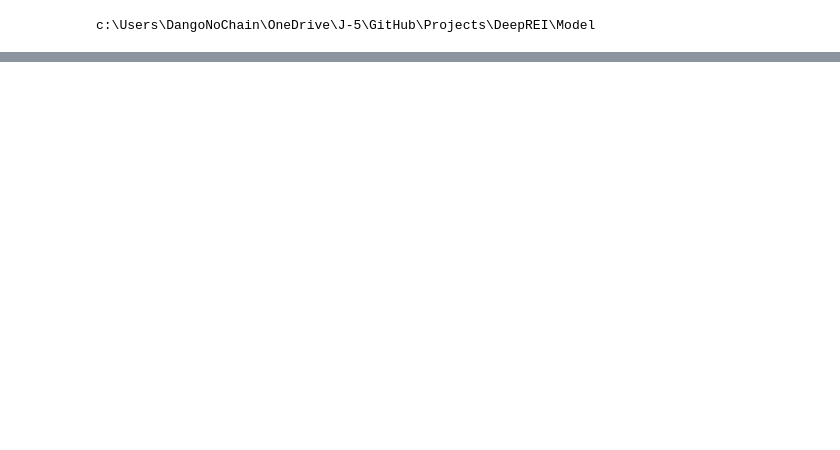
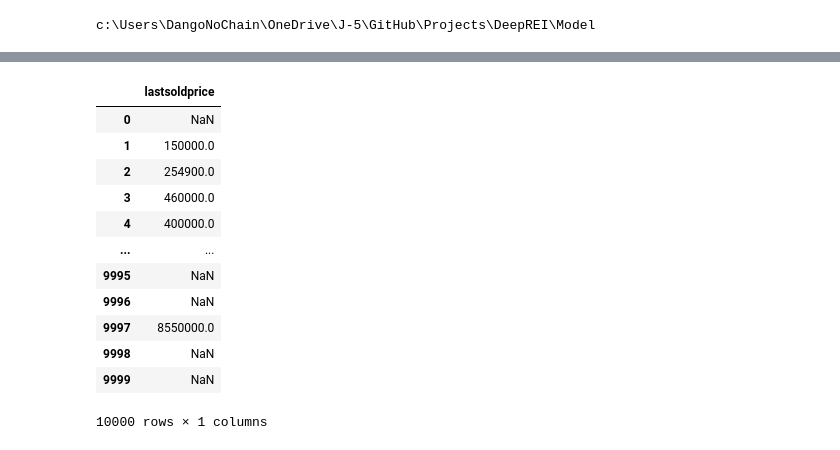
Before and after one commit to dangoML/DeepREI, a Jupyter notebook: Model/notebooks/Object_Debugging.ipynb, the cells around one changed output, grey strips where cells are left out. Cells and saved outputs as stored; diff of their text form; code cells hidden in the pictures; blank space fills up the shorter version.

```diff
--- a/Model/notebooks/Object_Debugging.ipynb
+++ b/Model/notebooks/Object_Debugging.ipynb
@@ -45,0 +59,17 @@ Name: HouseStyle, Length: 125, dtype: object
+# %%
+# Target Columns
+target.df_etl
+# %% [output]
+|  | lastsoldprice |
+| 0 | NaN |
+| 1 | 150000.0 |
+| 2 | 254900.0 |
+| 3 | 460000.0 |
+| 4 | 400000.0 |
+| ... | ... |
+| 9995 | NaN |
+| 9996 | NaN |
+| 9997 | 8550000.0 |
+| 9998 | NaN |
+| 9999 | NaN |
+10000 rows × 1 columns
```
Also changed, not shown: parts of 8 cells of this notebook, 20 other files.
